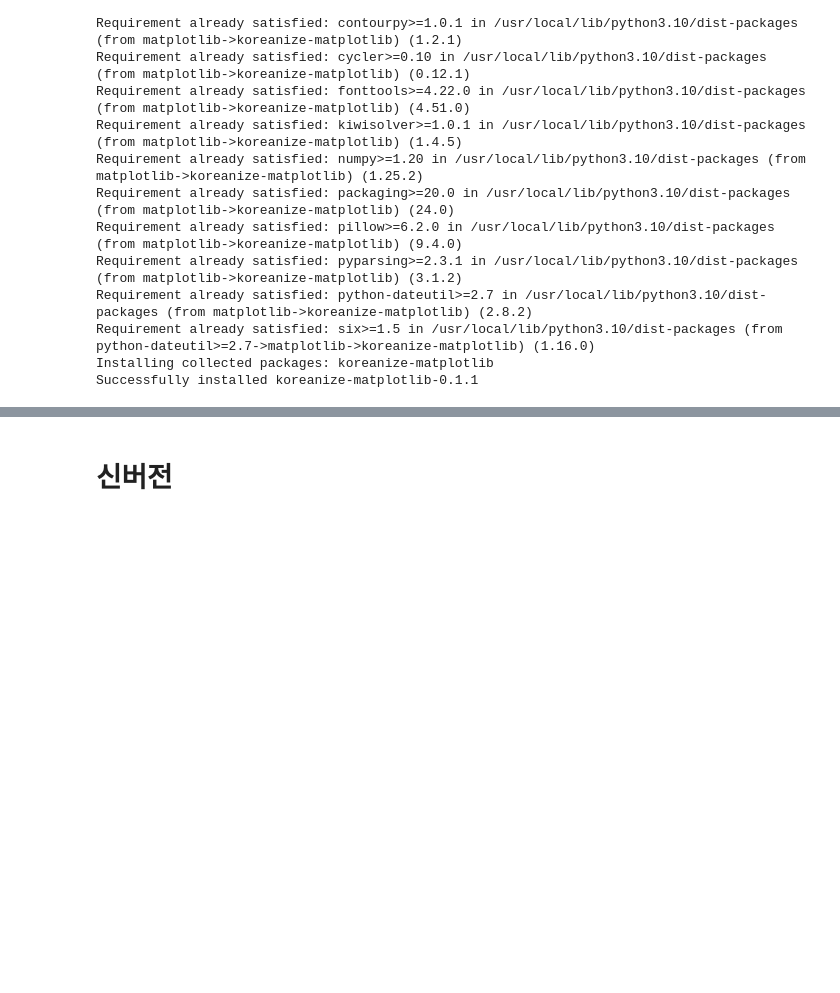
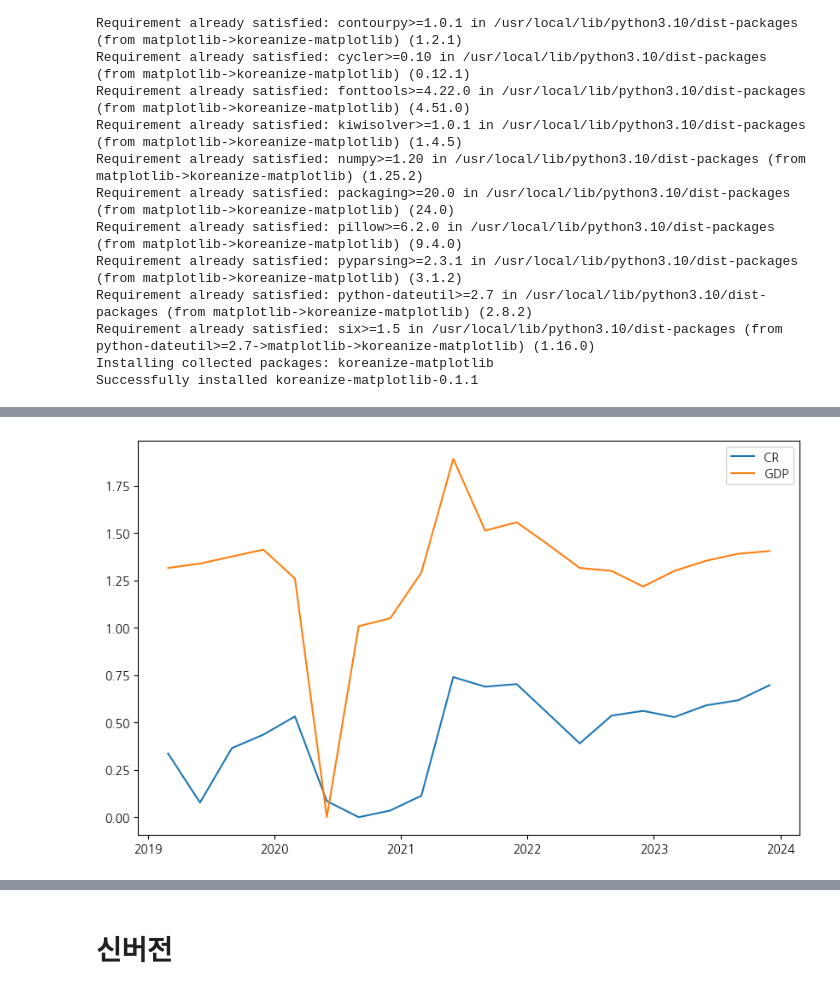
Before and after one commit to caxios/-, a Jupyter notebook: 금리_분석예시.ipynb, the cells around one changed output, grey strips where cells are left out. Cells and saved outputs as stored; diff of their text form; code cells hidden in the pictures; blank space fills up the shorter version.

```diff
--- a/금리_분석예시.ipynb
+++ b/금리_분석예시.ipynb
@@ -30,0 +99,20 @@ import koreanize_matplotlib
+# %%
+for file_path in us_file_paths:
+    # Load the provided Excel file
+    data = pd.read_excel(file_path)
+
+    # Extract the relevant columns and drop any missing values
+    filtered_data = data[['log_gdp', 'log_실업률', 'log_avg_cr']].dropna()
+
+    # Split the data into features (X) and target (y)
+    X = filtered_data[['log_gdp', 'log_실업률']]
+    y = filtered_data['log_avg_cr']
+
+    # Coint Valuation
+    _, pvalue, _ = coint(X['log_gdp'],y)
+    # print('Correlation: ' + str(X.corrwith(y)))
+    print('GDP Cointegration test p-value: ' + str(pvalue))
+
+    score, pvalue, _ = coint(X['log_실업률'],y)
+    # print('Correlation: ' + str(X.corrwith(y)))
+    print('실업률 Cointegration test p-value: ' + str(pvalue))
@@ -30,0 +150,75 @@ import koreanize_matplotlib
+# %%
+# 데이터 불러오기
+# CR 데이터와 GDP 데이터를 포함한 DataFrame을 로드
+# data = pd.read_excel('your_data.xlsx')
+data = pd.read_excel(us_file_paths[1])
+
+data.index = data['기간']
+data = data[['log_gdp', 'log_실업률', 'log_avg_cr']]
+
+# 정상성 테스트 함수
+def test_stationarity(timeseries):
+    result = adfuller(timeseries)
+    print(f'ADF Statistic: {result[0]}')
+    print(f'p-value: {result[1]}')
+    for key, value in result[4].items():
+        print(f'Critical Values {key}: {value}')
+    return result[1]
+
+# 정상성 테스트
+print("CR 데이터 정상성 테스트")
+p_value_cr = test_stationarity(data['log_avg_cr'])
+print("\nGDP 데이터 정상성 테스트")
+p_value_gdp = test_stationarity(data['log_gdp'])
+print("\n실업률 데이터 정상성 테스트")
+p_value_gdp = test_stationarity(data['log_실업률'])
+
+# 공적분 테스트
+score, pvalue, _ = coint(data['log_avg_cr'], data['log_gdp'])
+print("\n공적분 테스트")
+print(f'Cointegration test p-value: {pvalue}')
+score, pvalue, _ = coint(data['log_avg_cr'], data['log_실업률'])
+print("\n공적분 테스트")
+print(f'Cointegration test p-value: {pvalue}')
+
+# 공적분 관계가 존재하면 회귀분석 수행
+if pvalue < 0.05:
+    print("\n공적분 관계가 존재합니다. 회귀분석을 수행합니다.")
+
+    # 회귀모델 생성
+    X = data['log_gdp']
+    y = data['log_avg_cr']
+
+    model = OLS(y, X).fit()
+    print(model.summary())
+
+    # 잔차의 정상성 테스트
+    residuals = model.resid
+    print("\n잔차의 정상성 테스트")
+    p_value_residuals = test_stationarity(residuals)
+
+    if p_value_residuals < 0.05:
+        print("잔차가 정상성을 띄고 있습니다. 공적분 관계가 확인되었습니다.")
+    else:
+        print("잔차가 정상성을 띄지 않습니다. 공적분 관계가 확인되지 않았습니다.")
+else:
+    print("공적분 관계가 존재하지 않습니다. 차분 데이터를 이용하여 회귀분석을 수행합니다.")
+
+    # 차분 데이터 생성
+    data['d_CR'] = data['log_avg_cr'].diff().dropna()
+    data['d_GDP'] = data['log_gdp'].diff().dropna()
+
+    # 차분 데이터로 회귀분석
+    X_diff = data['d_GDP'].dropna()
+    y_diff = data['d_CR'].dropna()
+
+    model_diff = OLS(y_diff, X_diff).fit()
+    print(model_diff.summary())
+
+# 그래프 표시
+plt.figure(figsize=(10, 6))
+plt.plot(data['log_avg_cr'], label='CR')
+plt.plot(data['log_gdp'], label='GDP')
+plt.legend()
+plt.show()
+# %% [output]
@@ -30,0 +242 @@ import koreanize_matplotlib
+[figure, added]
```
Also changed, not shown: parts of 41 cells of this notebook.
